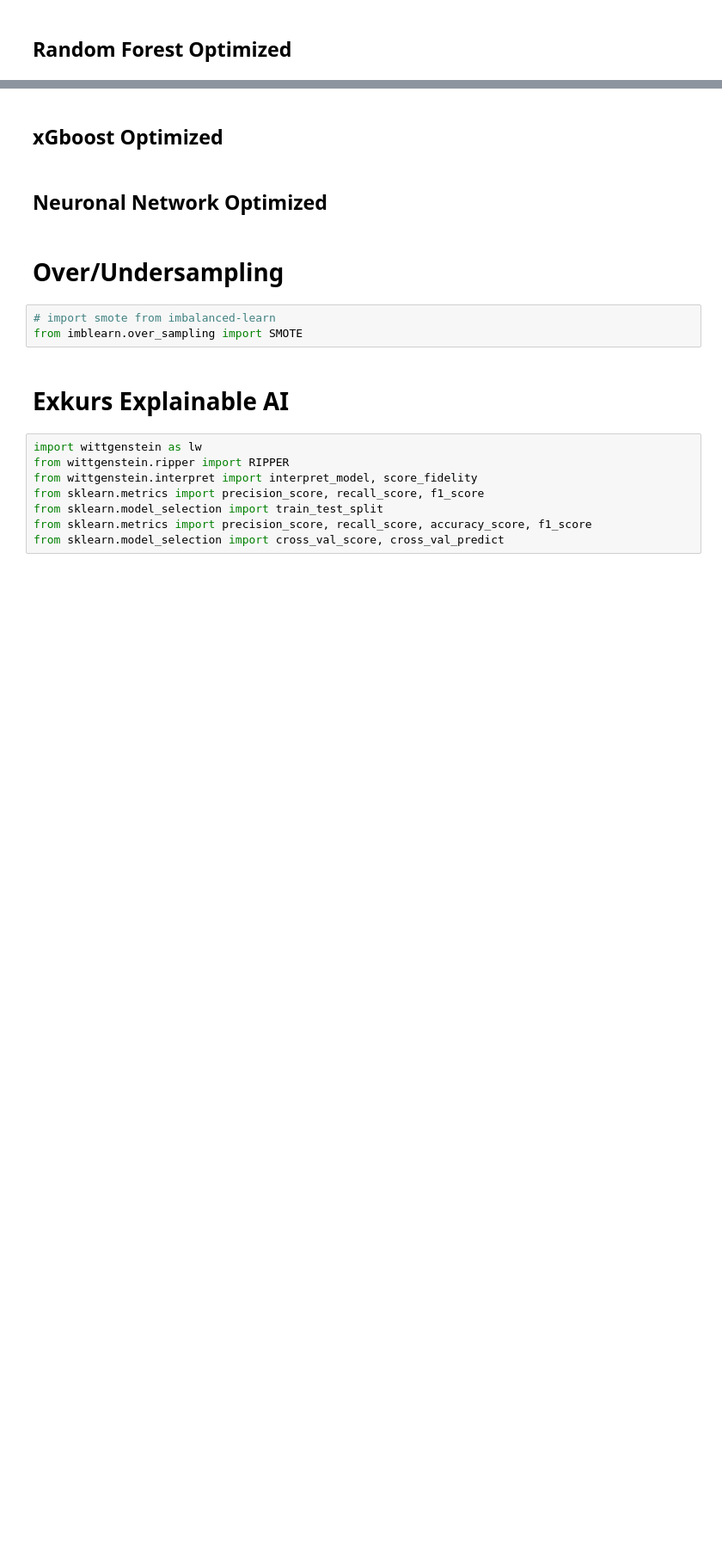
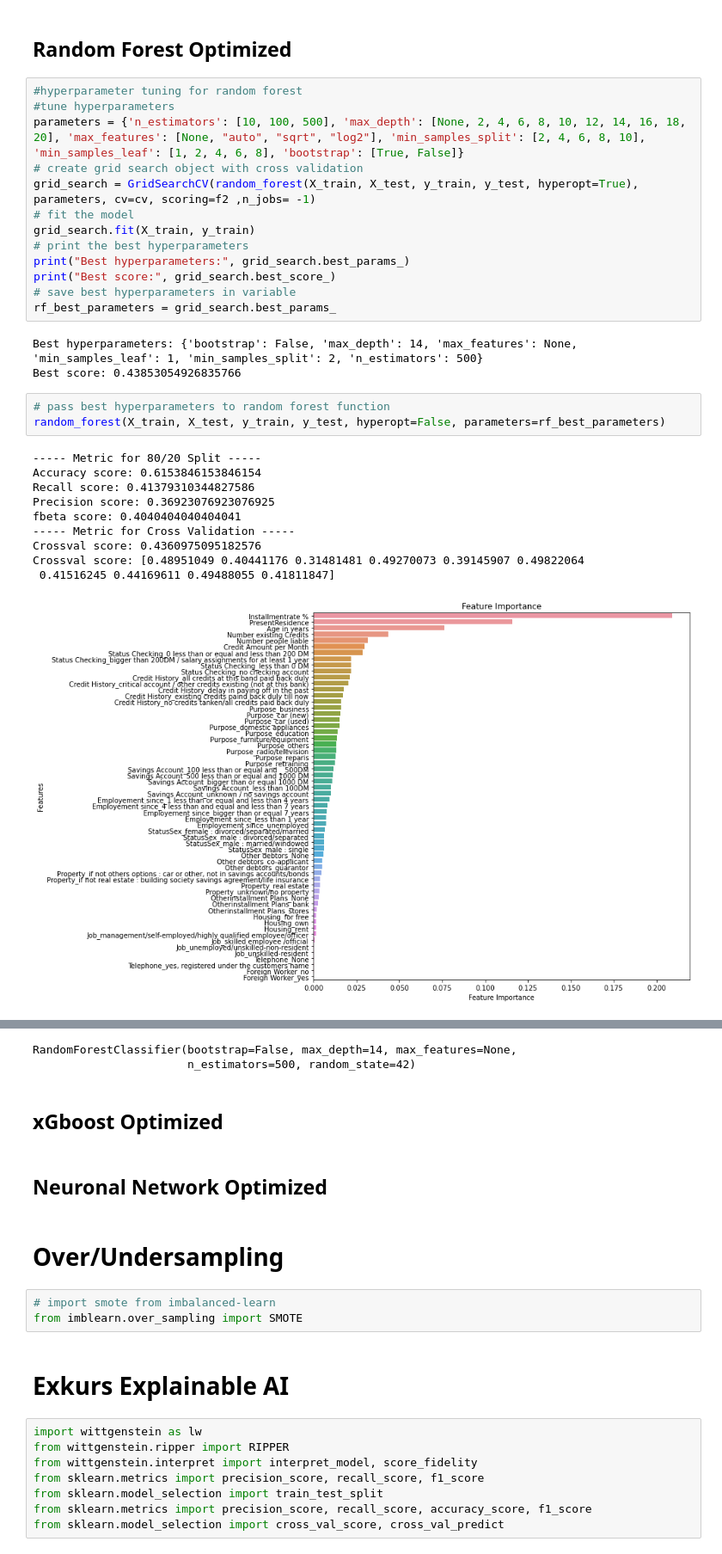
Before and after one commit to DanielGit4/AML, a Jupyter notebook: German_Credit_data/classification.ipynb, the cells around one changed output, grey strips where cells are left out. Shown at 86% size. Saved outputs shown, nothing was run; the diff lists cells and outputs as text; blank space fills up the shorter version.

```diff
--- a/German_Credit_data/classification.ipynb
+++ b/German_Credit_data/classification.ipynb
@@ -335,2 +464,32 @@ tune_logistic_regression(X_train, X_test, y_train, y_test)
 # %% [markdown]
 ## Random Forest Optimized
+# %%
+#hyperparameter tuning for random forest
+#tune hyperparameters
+parameters = {'n_estimators': [10, 100, 500], 'max_depth': [None, 2, 4, 6, 8, 10, 12, 14, 16, 18, 20], 'max_features': [None, "auto", "sqrt", "log2"], 'min_samples_split': [2, 4, 6, 8, 10], 'min_samples_leaf': [1, 2, 4, 6, 8], 'bootstrap': [True, False]}
+# create grid search object with cross validation
+grid_search = GridSearchCV(random_forest(X_train, X_test, y_train, y_test, hyperopt=True), parameters, cv=cv, scoring=f2 ,n_jobs= -1)
+# fit the model
+grid_search.fit(X_train, y_train)
+# print the best hyperparameters
+print("Best hyperparameters:", grid_search.best_params_)
+print("Best score:", grid_search.best_score_)
+# save best hyperparameters in variable
+rf_best_parameters = grid_search.best_params_
+# %% [output]
+Best hyperparameters: {'bootstrap': False, 'max_depth': 14, 'max_features': None, 'min_samples_leaf': 1, 'min_samples_split': 2, 'n_estimators': 500}
+Best score: 0.43853054926835766
+# %%
+# pass best hyperparameters to random forest function
+random_forest(X_train, X_test, y_train, y_test, hyperopt=False, parameters=rf_best_parameters)
+# %% [output]
+----- Metric for 80/20 Split -----
+Accuracy score: 0.6153846153846154
+Recall score: 0.41379310344827586
+Precision score: 0.36923076923076925
+fbeta score: 0.4040404040404041
+----- Metric for Cross Validation -----
+Crossval score: 0.4360975095182576
+Crossval score: [0.48951049 0.40441176 0.31481481 0.49270073 0.39145907 0.49822064
+ 0.41516245 0.44169611 0.49488055 0.41811847]
+[figure, added]
@@ -337,3 +498,5 @@ tune_logistic_regression(X_train, X_test, y_train, y_test)
+RandomForestClassifier(bootstrap=False, max_depth=14, max_features=None,
+                       n_estimators=500, random_state=42)
 # %% [markdown]
 ## xGboost Optimized
 # %% [markdown]
```
Also changed, not shown: parts of 15 cells of this notebook, 1 other file.
